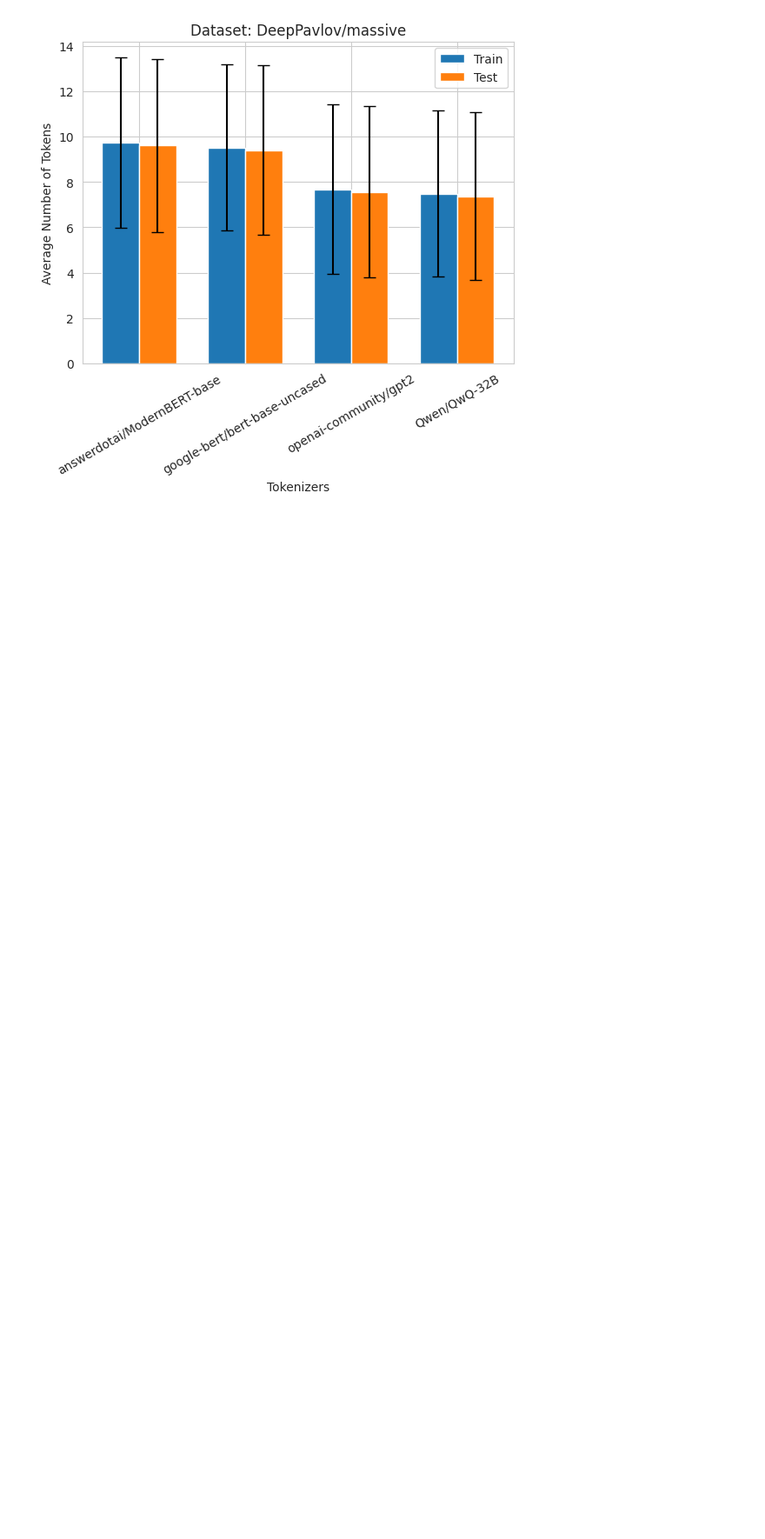
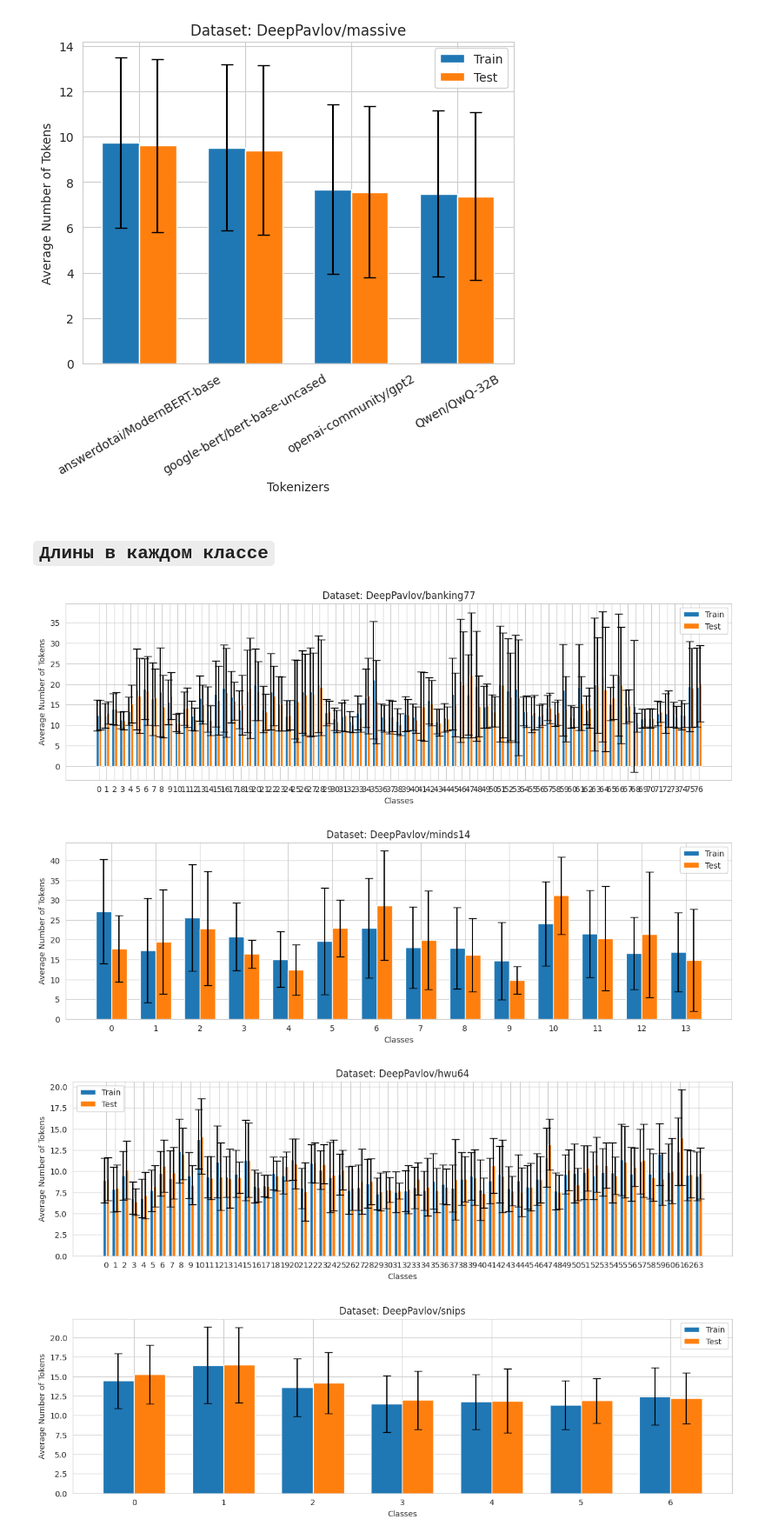
Before and after one commit to Darinochka/AutoIntent-experiments, a Jupyter notebook: testbed.ipynb, the cells around one changed output. Shown at 87% size. Cells and saved outputs as stored; diff of their text form; code cells hidden in the pictures; blank space fills up the shorter version.

Commit message:
finish on single label datasets

```diff
--- a/testbed.ipynb
+++ b/testbed.ipynb
@@ -188,3 +189,54 @@ plot_average_tokens(single_label_datasets, tokenizers_names)
 [figure]
 [figure]
 [figure]
+# %% [markdown]
+## `Длины в каждом классе`
+# %%
+def plot_classwise_average_tokens(datasets_names: list[str], tokenizer_name: str):
+    tokenizer = AutoTokenizer.from_pretrained(tokenizer_name)
+
+    for name in datasets_names:
+        ds = datasets.load_dataset(name)
+
+        # Initialize lists to store the average token lengths and their stds
+        avg_train_tokens = []
+        avg_test_tokens = []
+        std_train_tokens = []
+        std_test_tokens = []
+
+        n_classes = get_number_of_classes(ds["train"])
+        for i in range(n_classes):
+
+            # Calculate the number of tokens for train and test sets
+            n_tokens_train = [len(tokenizer.encode(rec["utterance"])) for rec in ds["train"] if rec["label"] == i]
+            n_tokens_test = [len(tokenizer.encode(rec["utterance"])) for rec in ds["test"] if rec["label"] == i]
+
+            # Compute the average and standard deviation
+            avg_train_tokens.append(np.mean(n_tokens_train))
+            avg_test_tokens.append(np.mean(n_tokens_test))
+            std_train_tokens.append(np.std(n_tokens_train))
+            std_test_tokens.append(np.std(n_tokens_test))
+
+        # Plotting
+        x = np.arange(n_classes)
+        width = 0.35
+
+        plt.figure(figsize=(15,4))
+        plt.bar(x - width/2, avg_train_tokens, width, label='Train', yerr=std_train_tokens, capsize=5)
+        plt.bar(x + width/2, avg_test_tokens, width, label='Test', yerr=std_test_tokens, capsize=5)
+
+        plt.xlabel('Classes')
+        plt.ylabel('Average Number of Tokens')
+        plt.title(f'Dataset: {name}')
+        plt.xticks(x)
+        plt.legend()
+
+        # Show the plot for the current dataset
+        plt.show()
+# %%
+plot_classwise_average_tokens(single_label_datasets, tokenizers_names[0])
+# %% [output]
+[figure, added]
+[figure, added]
+[figure, added]
+[figure, added]
```
Also changed, not shown: parts of 19 cells of this notebook.
